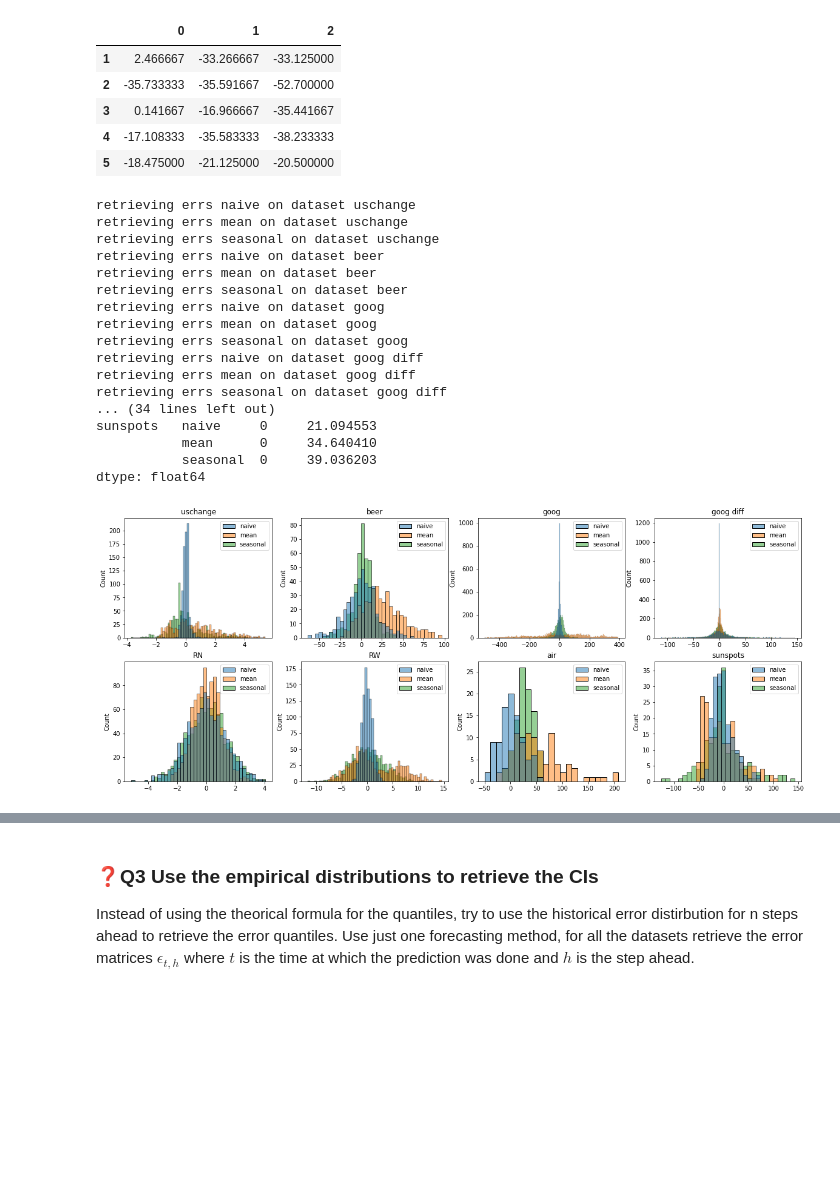
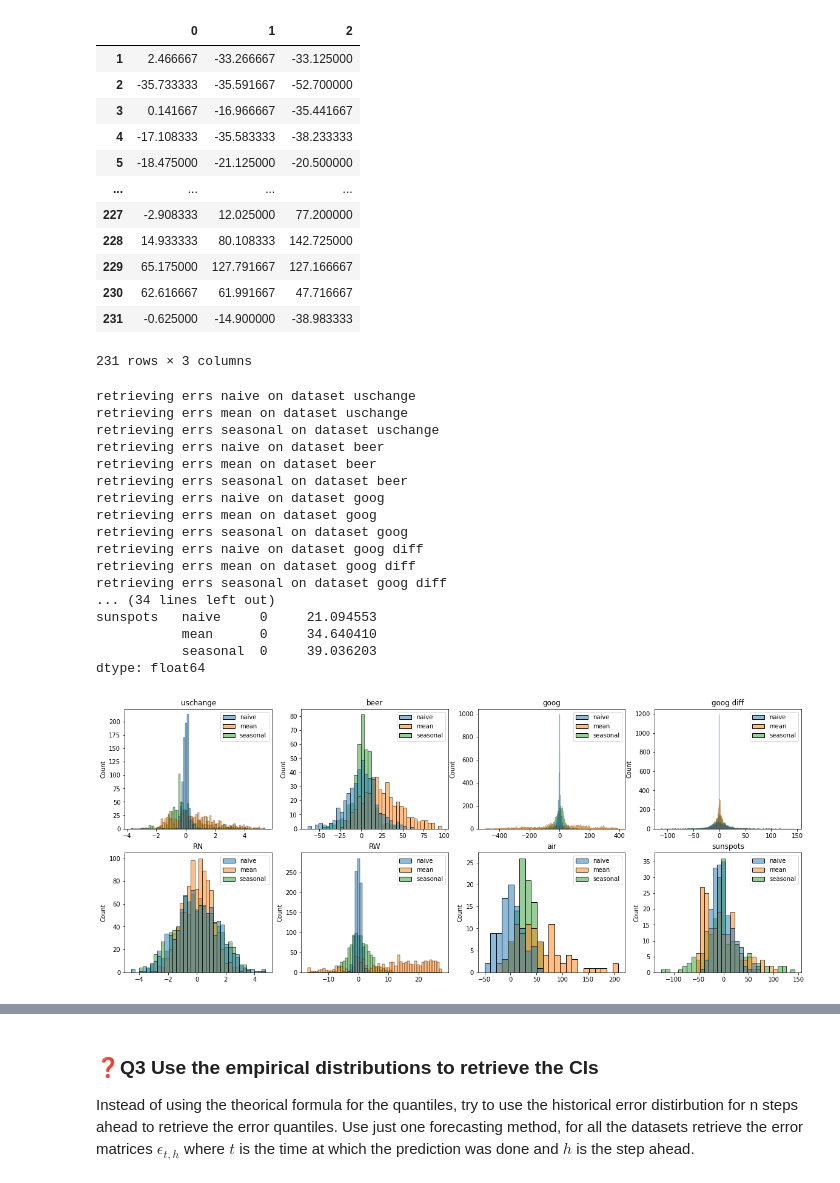
Before and after one commit to nepslor/teaching, a Jupyter notebook: TimeSeriesForecasting/solutions/Benchmark_models_and_bootstrap.ipynb, the cells around one changed output, grey strips where cells are left out. Saved outputs shown, nothing was run; the diff lists cells and outputs as text; code cells hidden in the pictures; blank space fills up the shorter version.

```diff
--- a/TimeSeriesForecasting/solutions/Benchmark_models_and_bootstrap.ipynb
+++ b/TimeSeriesForecasting/solutions/Benchmark_models_and_bootstrap.ipynb
@@ -41,10 +41,11 @@ df_sun = df_sun.resample('y').mean()
 df_sun = df_sun.interpolate('linear')
 
 n = 1000
-df_rn = pd.DataFrame(np.random.randn(n), index=pd.date_range('2023', periods=n))
-df_rw = pd.DataFrame(np.cumsum(np.random.randn(n)), index=pd.date_range('2023', periods=n))
+df_rn = pd.DataFrame(np.random.randn(n), index=pd.date_range('2023', periods=n), columns=['white noise'])
+df_rw = pd.DataFrame(np.cumsum(np.random.randn(n)), index=pd.date_range('2023', periods=n),columns=['random walk'])
 
 dfs = [df_uschange, df_beer, df_goog, df_goog.diff().iloc[1:], df_rn, df_rw, df_air, df_sun]
+dfs = [df.reset_index(drop=True) for df in dfs]
 names = ['uschange', 'beer', 'goog', 'goog diff', 'RN', 'RW', 'air', 'sunspots']
 
 fig, ax = plt.subplots(2, 4, figsize=(15, 6))
@@ -62,26 +63,32 @@ forecasters_names = ['naive', 'mean', 'seasonal']
 # %%
 def get_errs(df_tr, forecaster, steps_ahead):
   """
   Returns a pd.DataFrame of dimension (T, steps_ahead) containing the forecast
   errors, running the forecaster on the input DataFrame df_tr
   """
   errs = {}
-  df_tr.reset_index(drop=True, inplace=True)
   for i in np.arange(1, len(df_tr)-steps_ahead):
     y_hat = forecaster(df_tr.iloc[:i], steps_ahead)
     err = df_tr.iloc[i:i+steps_ahead] - y_hat
     errs[df_tr.index[i]] = err.values.ravel()
   return pd.DataFrame(errs).T
 
 errs = get_errs(df, naive, 3)
-errs.head(5)
+errs
 # %% [output]
 |  | 0 | 1 | 2 |
 | 1 | 2.466667 | -33.266667 | -33.125000 |
 | 2 | -35.733333 | -35.591667 | -52.700000 |
 | 3 | 0.141667 | -16.966667 | -35.441667 |
 | 4 | -17.108333 | -35.583333 | -38.233333 |
 | 5 | -18.475000 | -21.125000 | -20.500000 |
+| ... | ... | ... | ... |
+| 227 | -2.908333 | 12.025000 | 77.200000 |
+| 228 | 14.933333 | 80.108333 | 142.725000 |
+| 229 | 65.175000 | 127.791667 | 127.166667 |
+| 230 | 62.616667 | 61.991667 | 47.716667 |
+| 231 | -0.625000 | -14.900000 | -38.983333 |
+231 rows × 3 columns
 # %%
 def get_all_errs(dfs, names, forecasters, forecasters_names,steps_ahead=1, test_samples=48, do_plots=True):
   """
@@ -126,7 +133,7 @@ sunspots   naive     0     21.094553
            mean      0     34.640410
            seasonal  0     39.036203
 dtype: float64
-[figure, old version]
+[figure, new version]
 # %% [markdown]
 ###❓Q2 Confidence intervals
 Retrieve the theoric confidence intervals for all the datasets for one of the benchmark method. You will need to estimate $\sigma$ from the error distribution you already retrieve. Under normality assumption, you can retrieve the $\alpha\%$ confidence interval knowing the $(1-\alpha)/2 + \alpha$ quantile of the normal distribution. Why?
```
Also changed, not shown: parts of 7 cells of this notebook.
